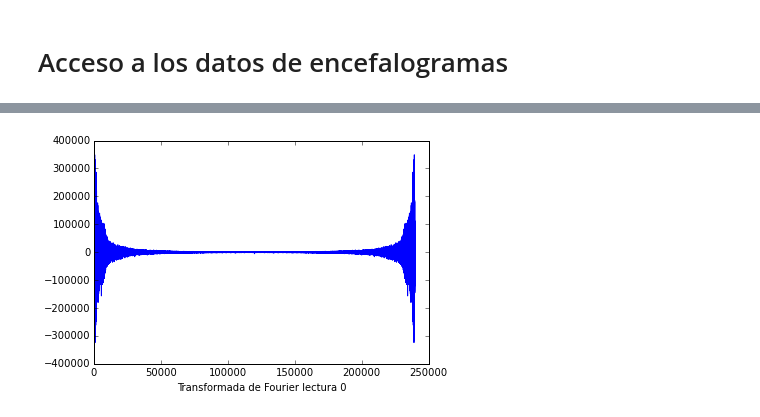
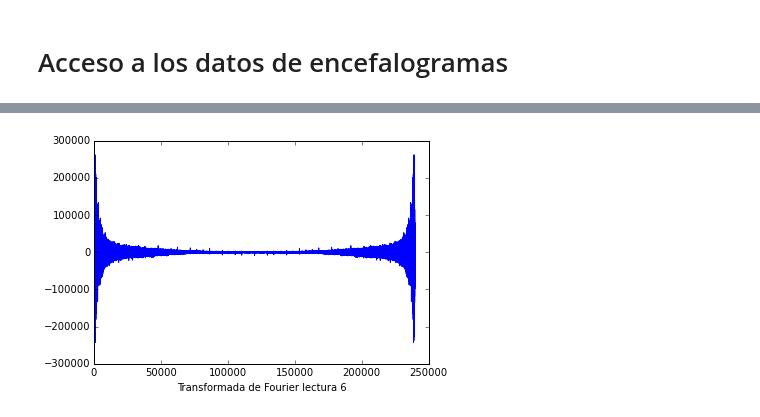
Before and after one commit to ramonrc/smm2014, a Jupyter notebook: Datos.ipynb, the cells around one changed output, grey strips where cells are left out. Drawn from its saved outputs; the diff is of its cells as text; code cells hidden in the pictures.

```diff
--- a/Datos.ipynb
+++ b/Datos.ipynb
@@ -30,8 +38,9 @@ plt.show()
 # %%
+# Transformada de Fourier y su gráfica
 from scipy.fftpack import fft
-transf_datos = fft(datos[0][0][0][0])
+transf_datos = fft(datos[0][0][0][6])
 plt.plot(transf_datos)
-plt.xlabel('Transformada de Fourier lectura 0')
+plt.xlabel('Transformada de Fourier lectura 6')
 plt.show()
 # %% [output]
-[figure, old version]
+[figure, new version]
```
Also changed, not shown: parts of 6 cells of this notebook.
